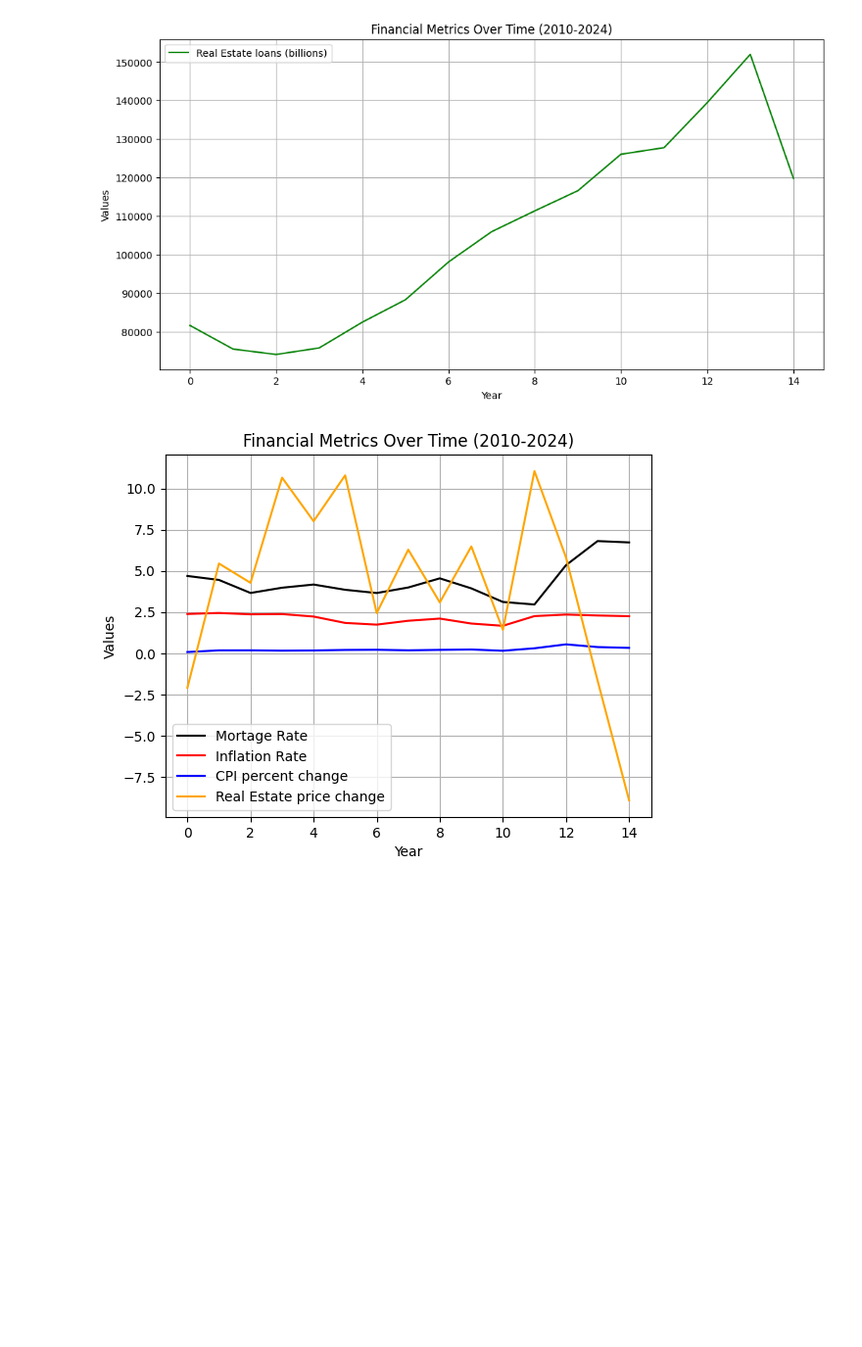
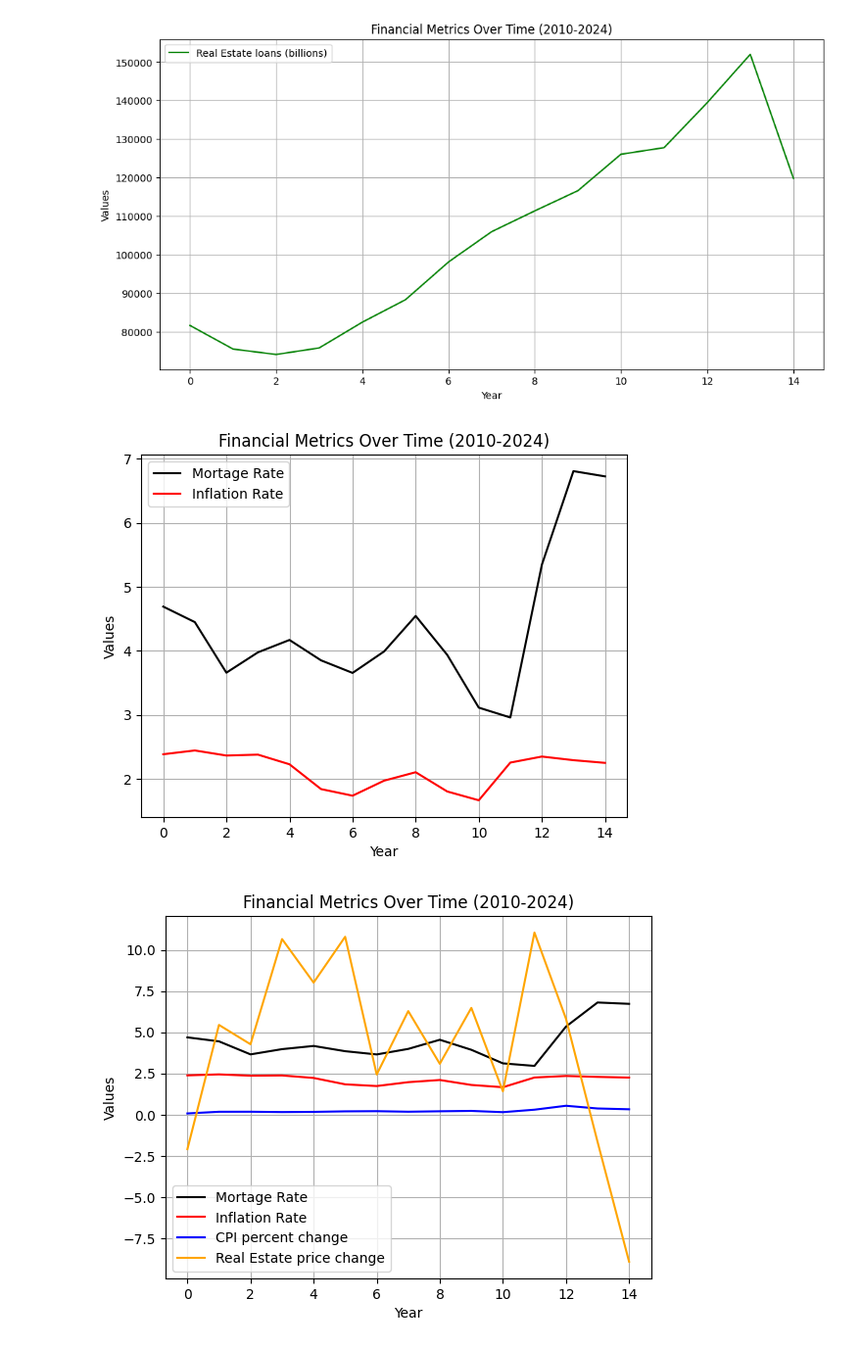
Before and after one commit to Monty-2003/DS_project2, a Jupyter notebook: SCRIPTS/modeling.ipynb, the cells around one changed output. Shown: that part at 98% size. Drawn from its saved outputs; the diff is of its cells as text; code cells hidden in the pictures; blank space fills up the shorter version.

```diff
--- a/SCRIPTS/modeling.ipynb
+++ b/SCRIPTS/modeling.ipynb
@@ -36,3 +33,16 @@ plt.grid()
 plt.show()
 # %% [output]
 [figure]
+# %%
+plt.plot(modeling_df.index, modeling_df['mortgage_fixed_rate'], label='Mortage Rate', color='black')
+plt.plot(modeling_df.index, modeling_df['inflation_rate'], label='Inflation Rate', color='red')
+
+
+plt.xlabel('Year')
+plt.ylabel('Values')
+plt.title('Financial Metrics Over Time (2010-2024)')
+plt.legend()
+plt.grid()
+plt.show()
+# %% [output]
+[figure, added]
```
Also changed, not shown: parts of 3 cells of this notebook.
